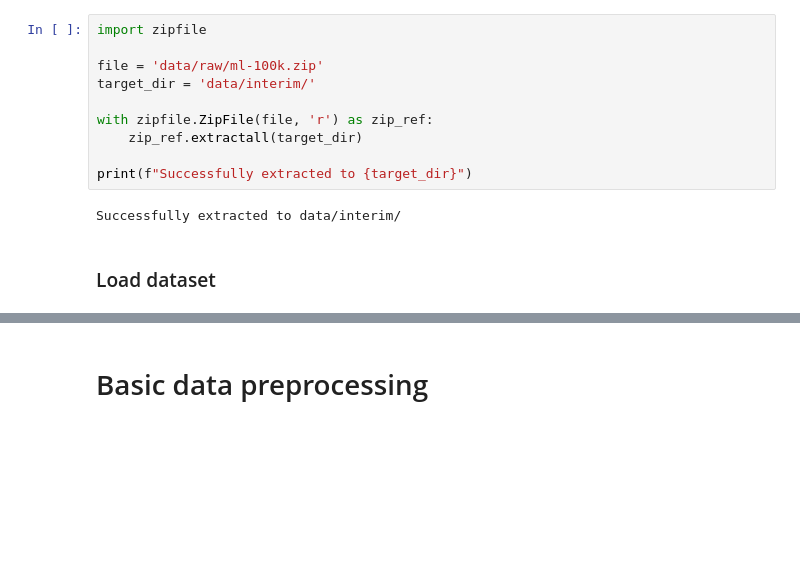
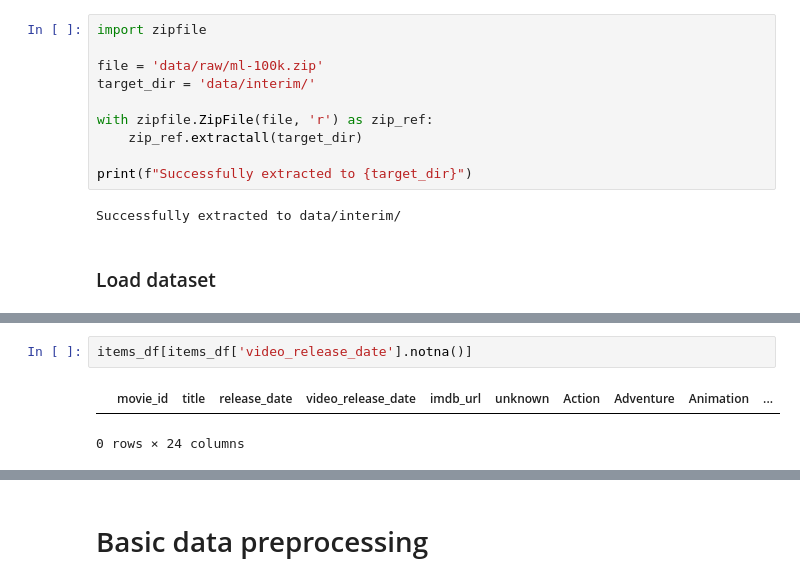
Before and after one commit to system205/PMLDL_Assignment2, a Jupyter notebook: notebooks/1.0-initial-data-exporation.ipynb, the cells around one changed output, grey strips where cells are left out. Drawn from its saved outputs; the diff is of its cells as text; blank space fills up the shorter version.

```diff
--- a/notebooks/1.0-initial-data-exporation.ipynb
+++ b/notebooks/1.0-initial-data-exporation.ipynb
@@ -108,0 +129,5 @@ print(occupation_df)
+# %%
+items_df[items_df['video_release_date'].notna()]
+# %% [output]
+|  | movie_id | title | release_date | video_release_date | imdb_url | unknown | Action | Adventure | Animation | ... |
+0 rows × 24 columns
```
Also changed, not shown: parts of 18 cells of this notebook, 1 other file.
